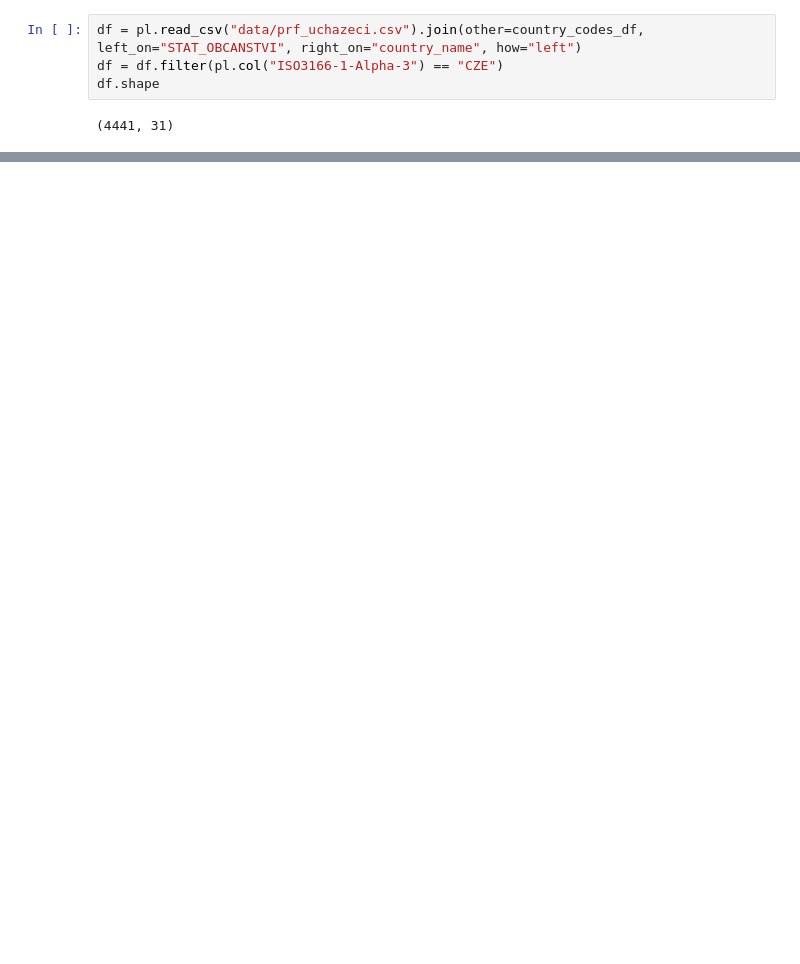
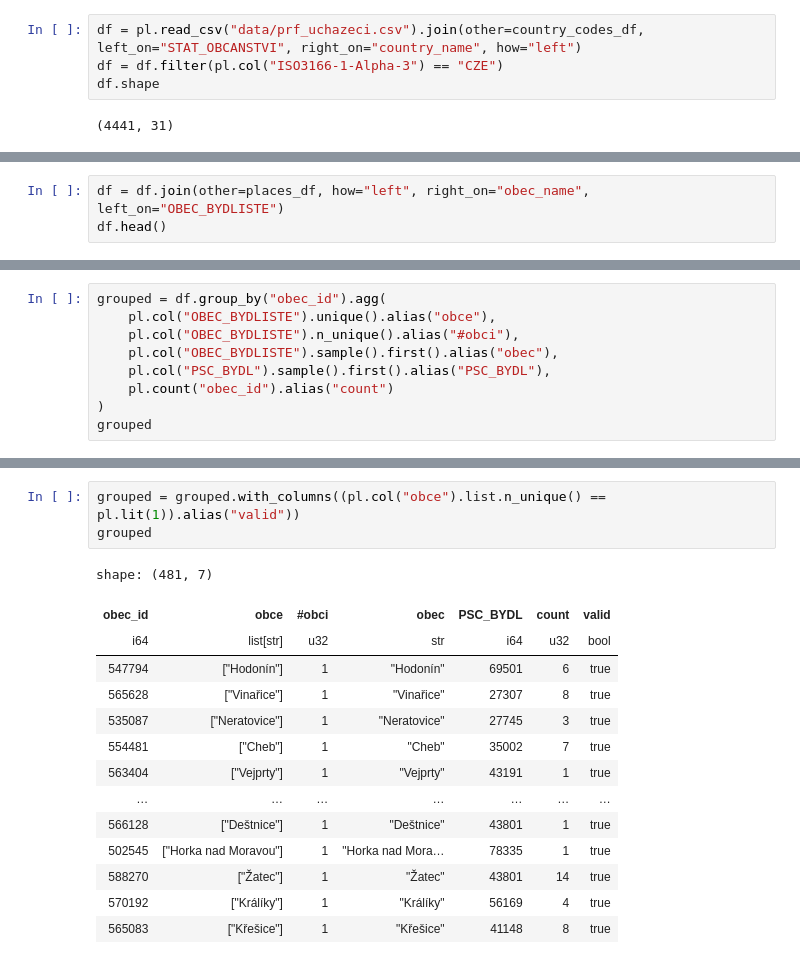
Before and after one commit to MFVS/AVD3, a Jupyter notebook: marek.ipynb, the cells around one changed output, grey strips where cells are left out. Cells and saved outputs as stored; diff of their text form; blank space fills up the shorter version.

```diff
--- a/marek.ipynb
+++ b/marek.ipynb
@@ -408,0 +412,3 @@ DriverError: './vendor/obce.geojson' not recognized as a supported file format.
+# %%
+df = df.join(other=places_df, how="left", right_on="obec_name", left_on="OBEC_BYDLISTE")
+df.head()
@@ -408,0 +424,9 @@ DriverError: './vendor/obce.geojson' not recognized as a supported file format.
+# %%
+grouped = df.group_by("obec_id").agg(
+    pl.col("OBEC_BYDLISTE").unique().alias("obce"),
+    pl.col("OBEC_BYDLISTE").n_unique().alias("#obci"),
+    pl.col("OBEC_BYDLISTE").sample().first().alias("obec"),
+    pl.col("PSC_BYDL").sample().first().alias("PSC_BYDL"),
+    pl.count("obec_id").alias("count")
+)
+grouped
@@ -408,0 +455,18 @@ DriverError: './vendor/obce.geojson' not recognized as a supported file format.
+# %%
+grouped = grouped.with_columns((pl.col("obce").list.n_unique() == pl.lit(1)).alias("valid"))
+grouped
+# %% [output]
+shape: (481, 7)
+| obec_id | obce | #obci | obec | PSC_BYDL | count | valid |
+| i64 | list[str] | u32 | str | i64 | u32 | bool |
+| 547794 | ["Hodonín"] | 1 | "Hodonín" | 69501 | 6 | true |
+| 565628 | ["Vinařice"] | 1 | "Vinařice" | 27307 | 8 | true |
+| 535087 | ["Neratovice"] | 1 | "Neratovice" | 27745 | 3 | true |
+| 554481 | ["Cheb"] | 1 | "Cheb" | 35002 | 7 | true |
+| 563404 | ["Vejprty"] | 1 | "Vejprty" | 43191 | 1 | true |
+| … | … | … | … | … | … | … |
+| 566128 | ["Deštnice"] | 1 | "Deštnice" | 43801 | 1 | true |
+| 502545 | ["Horka nad Moravou"] | 1 | "Horka nad Mora… | 78335 | 1 | true |
+| 588270 | ["Žatec"] | 1 | "Žatec" | 43801 | 14 | true |
+| 570192 | ["Králíky"] | 1 | "Králíky" | 56169 | 4 | true |
+| 565083 | ["Křešice"] | 1 | "Křešice" | 41148 | 8 | true |
```
Also changed, not shown: parts of 19 cells of this notebook, 2 other files.
